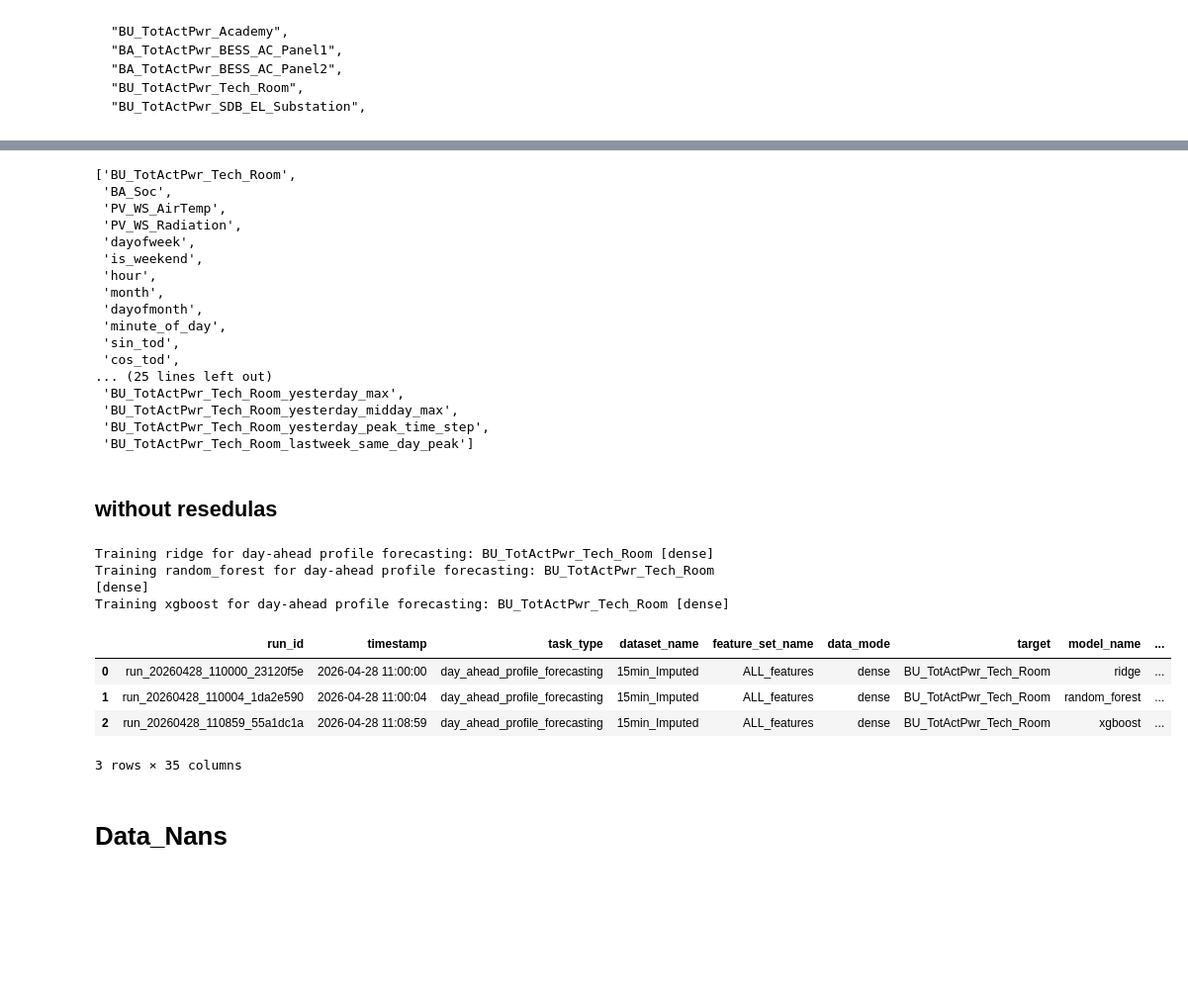
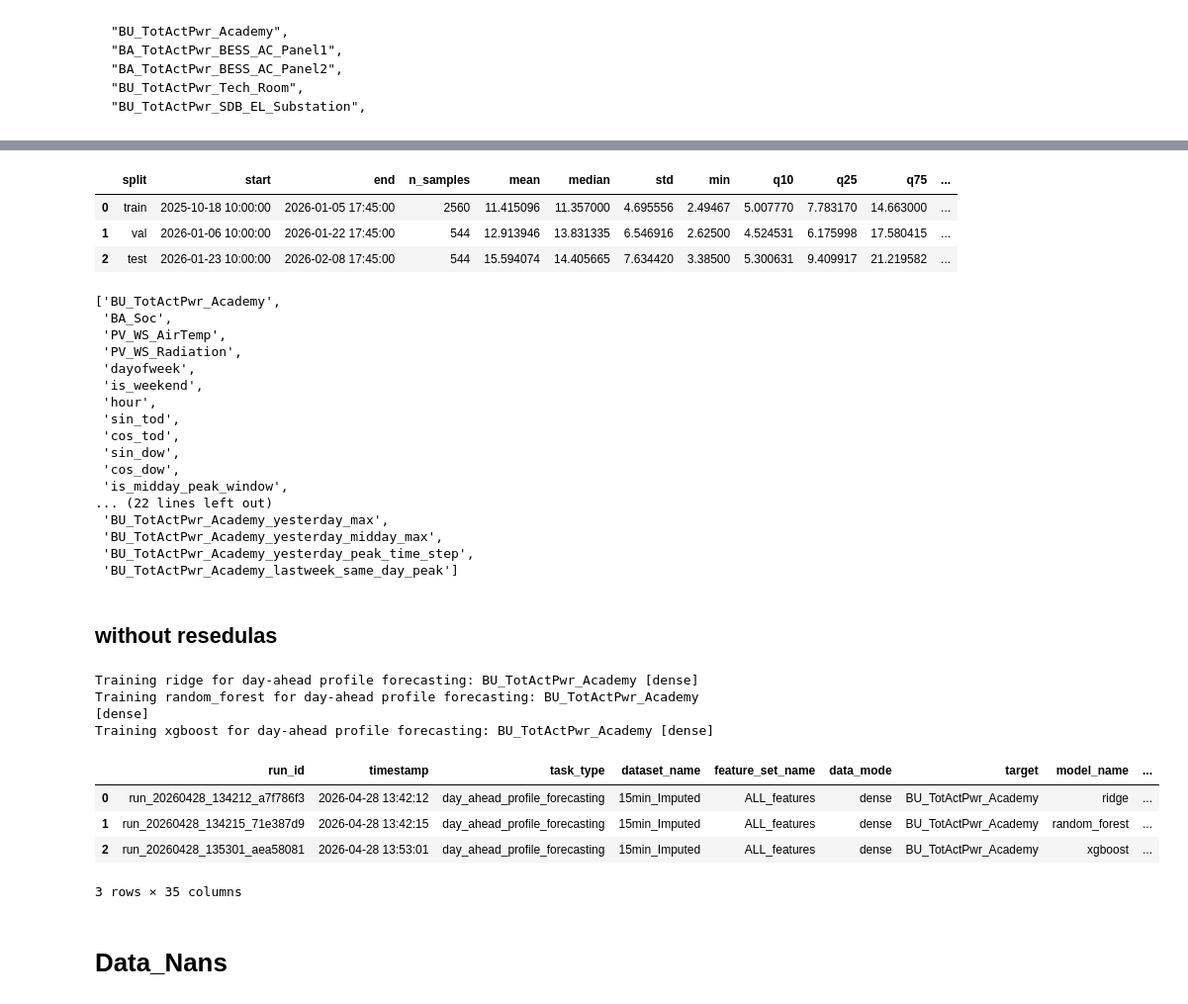
Before and after one commit to MilanMavani/Thesis_EMS_LF, a Jupyter notebook: JupyterNotebooks/Profile_LF.ipynb, the cells around one changed output, grey strips where cells are left out. Shown at 99% size. Saved outputs shown, nothing was run; the diff lists cells and outputs as text; code cells hidden in the pictures; blank space fills up the shorter version.

Commit message:
aduptive, peaks, test ,train data check

```diff
--- a/JupyterNotebooks/Profile_LF.ipynb
+++ b/JupyterNotebooks/Profile_LF.ipynb
@@ -32,7 +32,7 @@ dict_keys(['hist_gbr', 'xgboost'])
     "BU_TotActPwr_Tech_Room",
     "BU_TotActPwr_SDB_EL_Substation",
 # %%
-path = r"C:\Data_analysis\Thesis\Data\03_Training\Imputed_data\15_min\df_BU_TotActPwr_Tech_Room.parquet"
+path = r"C:\Data_analysis\Thesis\Data\03_Training\Imputed_data\15_min\df_BU_TotActPwr_Academy.parquet"
 df_imputed = pd.read_parquet(path)
 # %%
 df_imputed.head()
@@ -48,55 +732,73 @@ df_imputed.head()
+# %%
+train_peak = train_df[(train_df.index.hour >= 10) & (train_df.index.hour < 18)]
+val_peak = val_df[(val_df.index.hour >= 10) & (val_df.index.hour < 18)]
+test_peak = test_df[(test_df.index.hour >= 10) & (test_df.index.hour < 18)]
+
+peak_split_summary = load_distribution_summary(
+    train_peak,
+    val_peak,
+    test_peak,
+    target_col
+)
+
+peak_split_summary
+# %% [output]
+|  | split | start | end | n_samples | mean | median | std | min | q10 | q25 | q75 | ... |
+| 0 | train | 2025-10-18 10:00:00 | 2026-01-05 17:45:00 | 2560 | 11.415096 | 11.357000 | 4.695556 | 2.49467 | 5.007770 | 7.783170 | 14.663000 | ... |
+| 1 | val | 2026-01-06 10:00:00 | 2026-01-22 17:45:00 | 544 | 12.913946 | 13.831335 | 6.546916 | 2.62500 | 4.524531 | 6.175998 | 17.580415 | ... |
+| 2 | test | 2026-01-23 10:00:00 | 2026-02-08 17:45:00 | 544 | 15.594074 | 14.405665 | 7.634420 | 3.38500 | 5.300631 | 9.409917 | 21.219582 | ... |
 # %%
 df_imputed.columns.tolist()
 # %% [output]
-['BU_TotActPwr_Tech_Room',
+['BU_TotActPwr_Academy',
  'BA_Soc',
  'PV_WS_AirTemp',
  'PV_WS_Radiation',
  'dayofweek',
  'is_weekend',
  'hour',
- 'month',
- 'dayofmonth',
- 'minute_of_day',
  'sin_tod',
  'cos_tod',
-... (25 lines left out)
- 'BU_TotActPwr_Tech_Room_yesterday_max',
- 'BU_TotActPwr_Tech_Room_yesterday_midday_max',
- 'BU_TotActPwr_Tech_Room_yesterday_peak_time_step',
- 'BU_TotActPwr_Tech_Room_lastweek_same_day_peak']
+ 'sin_dow',
+ 'cos_dow',
+ 'is_midday_peak_window',
+... (22 lines left out)
+ 'BU_TotActPwr_Academy_yesterday_max',
+ 'BU_TotActPwr_Academy_yesterday_midday_max',
+ 'BU_TotActPwr_Academy_yesterday_peak_time_step',
+ 'BU_TotActPwr_Academy_lastweek_same_day_peak']
 # %% [markdown]
 ## without resedulas
 # %%
-target_col = "BU_TotActPwr_Tech_Room"
+target_col = "BU_TotActPwr_Academy"
 feature_cols = [c for c in df_imputed.columns if c != target_col]
 
 results_df, horizon_results = run_profile_training_experiment(
     df=df_imputed,
     target_col=target_col,
     feature_cols=feature_cols,
     dataset_name="15min_Imputed",
     feature_set_name="ALL_features",
     horizon_steps=672,
     issue_hour=23,
     issue_minute=45,
     train_ratio=0.80,
     val_ratio=0.10,
     test_ratio=0.10,
     selected_models=["ridge", "random_forest", "xgboost"],
     drop_feature_nan=False,
     data_mode="dense",
 )
 
 results_df
 # %% [output]
-Training ridge for day-ahead profile forecasting: BU_TotActPwr_Tech_Room [dense]
-Training random_forest for day-ahead profile forecasting: BU_TotActPwr_Tech_Room [dense]
-Training xgboost for day-ahead profile forecasting: BU_TotActPwr_Tech_Room [dense]
+Training ridge for day-ahead profile forecasting: BU_TotActPwr_Academy [dense]
+Training random_forest for day-ahead profile forecasting: BU_TotActPwr_Academy [dense]
+Training xgboost for day-ahead profile forecasting: BU_TotActPwr_Academy [dense]
 |  | run_id | timestamp | task_type | dataset_name | feature_set_name | data_mode | target | model_name | ... |
-| 0 | run_20260428_110000_23120f5e | 2026-04-28 11:00:00 | day_ahead_profile_forecasting | 15min_Imputed | ALL_features | dense | BU_TotActPwr_Tech_Room | ridge | ... |
-| 1 | run_20260428_110004_1da2e590 | 2026-04-28 11:00:04 | day_ahead_profile_forecasting | 15min_Imputed | ALL_features | dense | BU_TotActPwr_Tech_Room | random_forest | ... |
-| 2 | run_20260428_110859_55a1dc1a | 2026-04-28 11:08:59 | day_ahead_profile_forecasting | 15min_Imputed | ALL_features | dense | BU_TotActPwr_Tech_Room | xgboost | ... |
+| 0 | run_20260428_134212_a7f786f3 | 2026-04-28 13:42:12 | day_ahead_profile_forecasting | 15min_Imputed | ALL_features | dense | BU_TotActPwr_Academy | ridge | ... |
+| 1 | run_20260428_134215_71e387d9 | 2026-04-28 13:42:15 | day_ahead_profile_forecasting | 15min_Imputed | ALL_features | dense | BU_TotActPwr_Academy | random_forest | ... |
+| 2 | run_20260428_135301_aea58081 | 2026-04-28 13:53:01 | day_ahead_profile_forecasting | 15min_Imputed | ALL_features | dense | BU_TotActPwr_Academy | xgboost | ... |
 3 rows × 35 columns
 # %% [markdown]
 # Data_Nans
```
Also changed, not shown: parts of 26 cells of this notebook, 4 other files.
